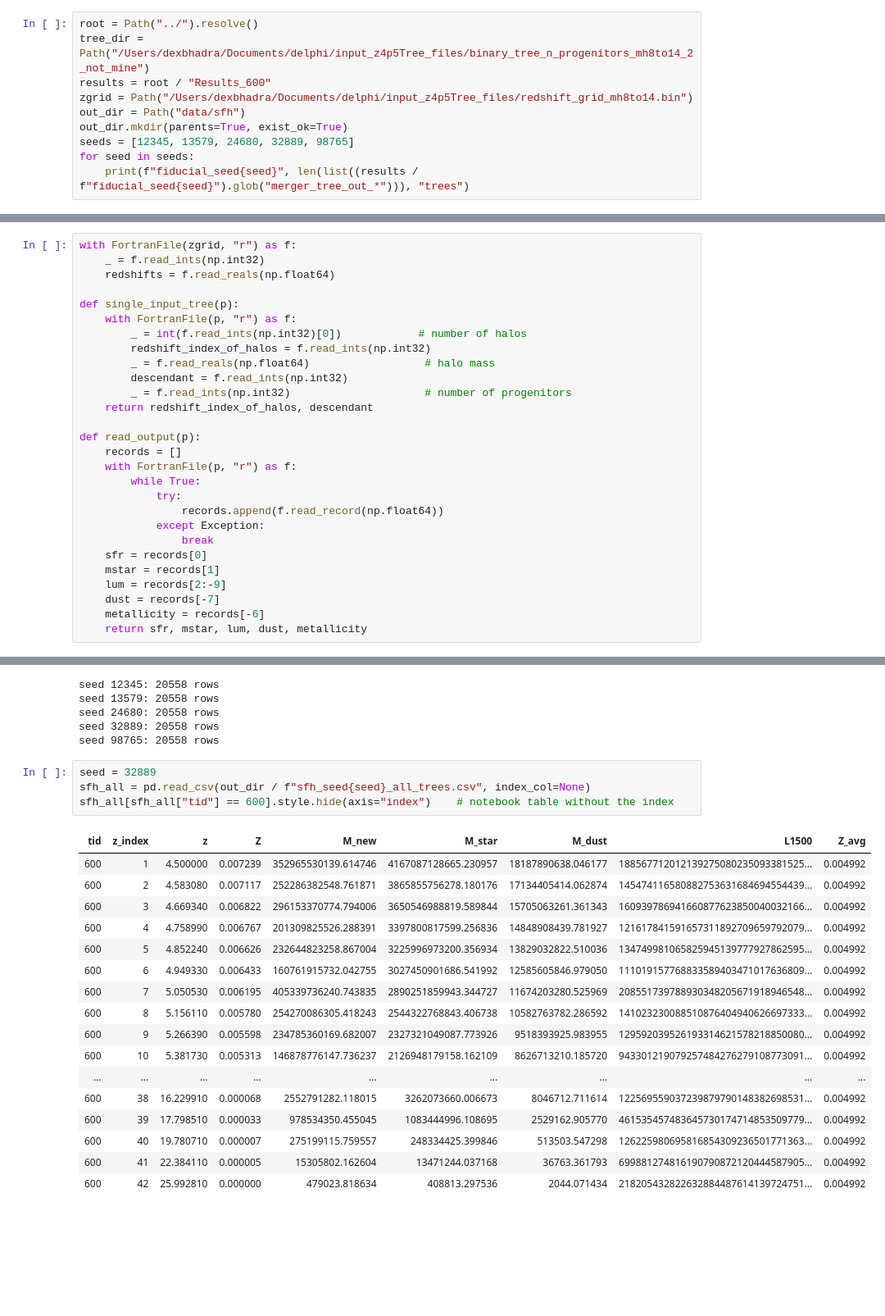
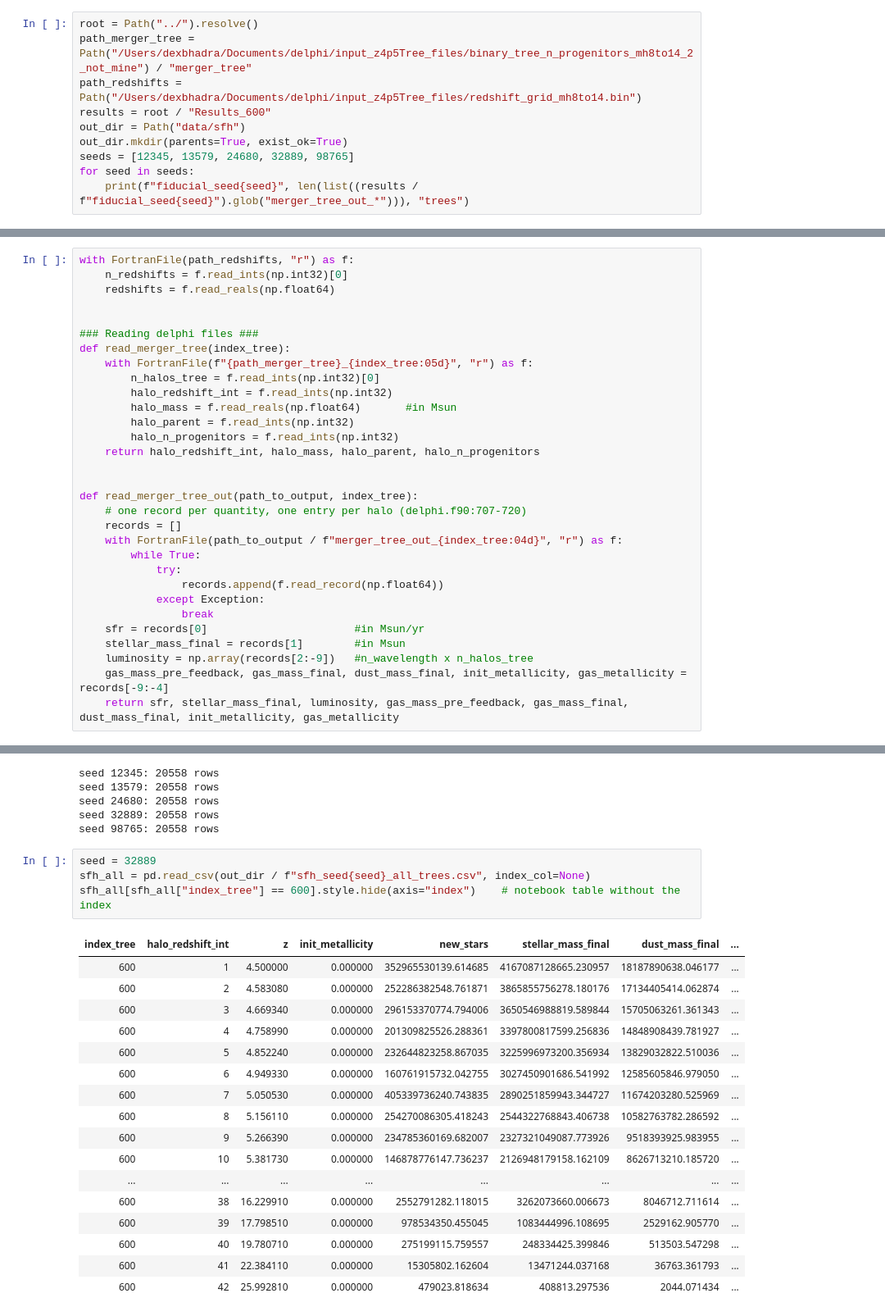
Before and after one commit to 10ay/delphi_notebooks, a Jupyter notebook: notebooks/star_formation_history.ipynb, the cells around one changed output, grey strips where cells are left out. Shown at 82% size. Cells and saved outputs as stored; diff of their text form; blank space fills up the shorter version.

```diff
--- a/notebooks/star_formation_history.ipynb
+++ b/notebooks/star_formation_history.ipynb
@@ -17,8 +19,8 @@ import smplotlib
 # %%
 root = Path("../").resolve()
-tree_dir = Path("/Users/dexbhadra/Documents/delphi/input_z4p5Tree_files/binary_tree_n_progenitors_mh8to14_2_not_mine")
+path_merger_tree = Path("/Users/dexbhadra/Documents/delphi/input_z4p5Tree_files/binary_tree_n_progenitors_mh8to14_2_not_mine") / "merger_tree"
+path_redshifts = Path("/Users/dexbhadra/Documents/delphi/input_z4p5Tree_files/redshift_grid_mh8to14.bin")
 results = root / "Results_600"
-zgrid = Path("/Users/dexbhadra/Documents/delphi/input_z4p5Tree_files/redshift_grid_mh8to14.bin")
 out_dir = Path("data/sfh")
 out_dir.mkdir(parents=True, exist_ok=True)
 seeds = [12345, 13579, 24680, 32889, 98765]
@@ -38,30 +40,33 @@ f_yield = .14657 #Fraction of new M_* given back to gas.
 # %%
-with FortranFile(zgrid, "r") as f:
-    _ = f.read_ints(np.int32)
+with FortranFile(path_redshifts, "r") as f:
+    n_redshifts = f.read_ints(np.int32)[0]
     redshifts = f.read_reals(np.float64)
 
-def single_input_tree(p):
-    with FortranFile(p, "r") as f:
-        _ = int(f.read_ints(np.int32)[0])            # number of halos
-        redshift_index_of_halos = f.read_ints(np.int32)
-        _ = f.read_reals(np.float64)                  # halo mass
-        descendant = f.read_ints(np.int32)
-        _ = f.read_ints(np.int32)                     # number of progenitors
-    return redshift_index_of_halos, descendant
 
-def read_output(p):
+### Reading delphi files ###
+def read_merger_tree(index_tree):
+    with FortranFile(f"{path_merger_tree}_{index_tree:05d}", "r") as f:
+        n_halos_tree = f.read_ints(np.int32)[0]
+        halo_redshift_int = f.read_ints(np.int32)
+        halo_mass = f.read_reals(np.float64)       #in Msun
+        halo_parent = f.read_ints(np.int32)
+        halo_n_progenitors = f.read_ints(np.int32)
+    return halo_redshift_int, halo_mass, halo_parent, halo_n_progenitors
+
+
+def read_merger_tree_out(path_to_output, index_tree):
+    # one record per quantity, one entry per halo (delphi.f90:707-720)
     records = []
-    with FortranFile(p, "r") as f:
+    with FortranFile(path_to_output / f"merger_tree_out_{index_tree:04d}", "r") as f:
         while True:
             try:
                 records.append(f.read_record(np.float64))
             except Exception:
                 break
-    sfr = records[0]
-    mstar = records[1]
-    lum = records[2:-9]
-    dust = records[-7]
-    metallicity = records[-6]
-    return sfr, mstar, lum, dust, metallicity
+    sfr = records[0]                       #in Msun/yr
+    stellar_mass_final = records[1]        #in Msun
+    luminosity = np.array(records[2:-9])   #n_wavelength x n_halos_tree
+    gas_mass_pre_feedback, gas_mass_final, dust_mass_final, init_metallicity, gas_metallicity = records[-9:-4]
+    return sfr, stellar_mass_final, luminosity, gas_mass_pre_feedback, gas_mass_final, dust_mass_final, init_metallicity, gas_metallicity
 # %%
 
@@ -141,25 +150,25 @@ seed 98765: 20558 rows
 # %%
 seed = 32889
 sfh_all = pd.read_csv(out_dir / f"sfh_seed{seed}_all_trees.csv", index_col=None)
-sfh_all[sfh_all["tid"] == 600].style.hide(axis="index")    # notebook table without the index
+sfh_all[sfh_all["index_tree"] == 600].style.hide(axis="index")    # notebook table without the index
 # %% [output]
-| tid | z_index | z | Z | M_new | M_star | M_dust | L1500 | Z_avg |
-| 600 | 1 | 4.500000 | 0.007239 | 352965530139.614746 | 4167087128665.230957 | 18187890638.046177 | 188567712012139275080235093381525... | 0.004992 |
-| 600 | 2 | 4.583080 | 0.007117 | 252286382548.761871 | 3865855756278.180176 | 17134405414.062874 | 145474116580882753631684694554439... | 0.004992 |
-| 600 | 3 | 4.669340 | 0.006822 | 296153370774.794006 | 3650546988819.589844 | 15705063261.361343 | 160939786941660877623850040032166... | 0.004992 |
-| 600 | 4 | 4.758990 | 0.006767 | 201309825526.288391 | 3397800817599.256836 | 14848908439.781927 | 121617841591657311892709659792079... | 0.004992 |
-| 600 | 5 | 4.852240 | 0.006626 | 232644823258.867004 | 3225996973200.356934 | 13829032822.510036 | 134749981065825945139777927862595... | 0.004992 |
-| 600 | 6 | 4.949330 | 0.006433 | 160761915732.042755 | 3027450901686.541992 | 12585605846.979050 | 111019157768833589403471017636809... | 0.004992 |
-| 600 | 7 | 5.050530 | 0.006195 | 405339736240.743835 | 2890251859943.344727 | 11674203280.525969 | 208551739788930348205671918946548... | 0.004992 |
-| 600 | 8 | 5.156110 | 0.005780 | 254270086305.418243 | 2544322768843.406738 | 10582763782.286592 | 141023230088510876404940626697333... | 0.004992 |
-| 600 | 9 | 5.266390 | 0.005598 | 234785360169.682007 | 2327321049087.773926 | 9518393925.983955 | 129592039526193314621578218850080... | 0.004992 |
-| 600 | 10 | 5.381730 | 0.005313 | 146878776147.736237 | 2126948179158.162109 | 8626713210.185720 | 943301219079257484276279108773091... | 0.004992 |
-| ... | ... | ... | ... | ... | ... | ... | ... | ... |
-| 600 | 38 | 16.229910 | 0.000068 | 2552791282.118015 | 3262073660.006673 | 8046712.711614 | 122569559037239879790148382698531... | 0.004992 |
-| 600 | 39 | 17.798510 | 0.000033 | 978534350.455045 | 1083444996.108695 | 2529162.905770 | 461535457483645730174714853509779... | 0.004992 |
-| 600 | 40 | 19.780710 | 0.000007 | 275199115.759557 | 248334425.399846 | 513503.547298 | 126225980695816854309236501771363... | 0.004992 |
-| 600 | 41 | 22.384110 | 0.000005 | 15305802.162604 | 13471244.037168 | 36763.361793 | 699881274816190790872120444587905... | 0.004992 |
-| 600 | 42 | 25.992810 | 0.000000 | 479023.818634 | 408813.297536 | 2044.071434 | 218205432822632884487614139724751... | 0.004992 |
+| index_tree | halo_redshift_int | z | init_metallicity | new_stars | stellar_mass_final | dust_mass_final | ... |
+| 600 | 1 | 4.500000 | 0.000000 | 352965530139.614685 | 4167087128665.230957 | 18187890638.046177 | ... |
+| 600 | 2 | 4.583080 | 0.000000 | 252286382548.761871 | 3865855756278.180176 | 17134405414.062874 | ... |
+| 600 | 3 | 4.669340 | 0.000000 | 296153370774.794006 | 3650546988819.589844 | 15705063261.361343 | ... |
+| 600 | 4 | 4.758990 | 0.000000 | 201309825526.288361 | 3397800817599.256836 | 14848908439.781927 | ... |
+| 600 | 5 | 4.852240 | 0.000000 | 232644823258.867035 | 3225996973200.356934 | 13829032822.510036 | ... |
+| 600 | 6 | 4.949330 | 0.000000 | 160761915732.042755 | 3027450901686.541992 | 12585605846.979050 | ... |
+| 600 | 7 | 5.050530 | 0.000000 | 405339736240.743835 | 2890251859943.344727 | 11674203280.525969 | ... |
+| 600 | 8 | 5.156110 | 0.000000 | 254270086305.418243 | 2544322768843.406738 | 10582763782.286592 | ... |
+| 600 | 9 | 5.266390 | 0.000000 | 234785360169.682007 | 2327321049087.773926 | 9518393925.983955 | ... |
+| 600 | 10 | 5.381730 | 0.000000 | 146878776147.736237 | 2126948179158.162109 | 8626713210.185720 | ... |
+| ... | ... | ... | ... | ... | ... | ... | ... |
+| 600 | 38 | 16.229910 | 0.000000 | 2552791282.118015 | 3262073660.006673 | 8046712.711614 | ... |
+| 600 | 39 | 17.798510 | 0.000000 | 978534350.455045 | 1083444996.108695 | 2529162.905770 | ... |
+| 600 | 40 | 19.780710 | 0.000000 | 275199115.759557 | 248334425.399846 | 513503.547298 | ... |
+| 600 | 41 | 22.384110 | 0.000000 | 15305802.162604 | 13471244.037168 | 36763.361793 | ... |
+| 600 | 42 | 25.992810 | 0.000000 | 479023.818634 | 408813.297536 | 2044.071434 | ... |
 # %% [markdown]
 # Plots
 
```
Also changed, not shown: parts of 7 cells of this notebook, 8 other files.
